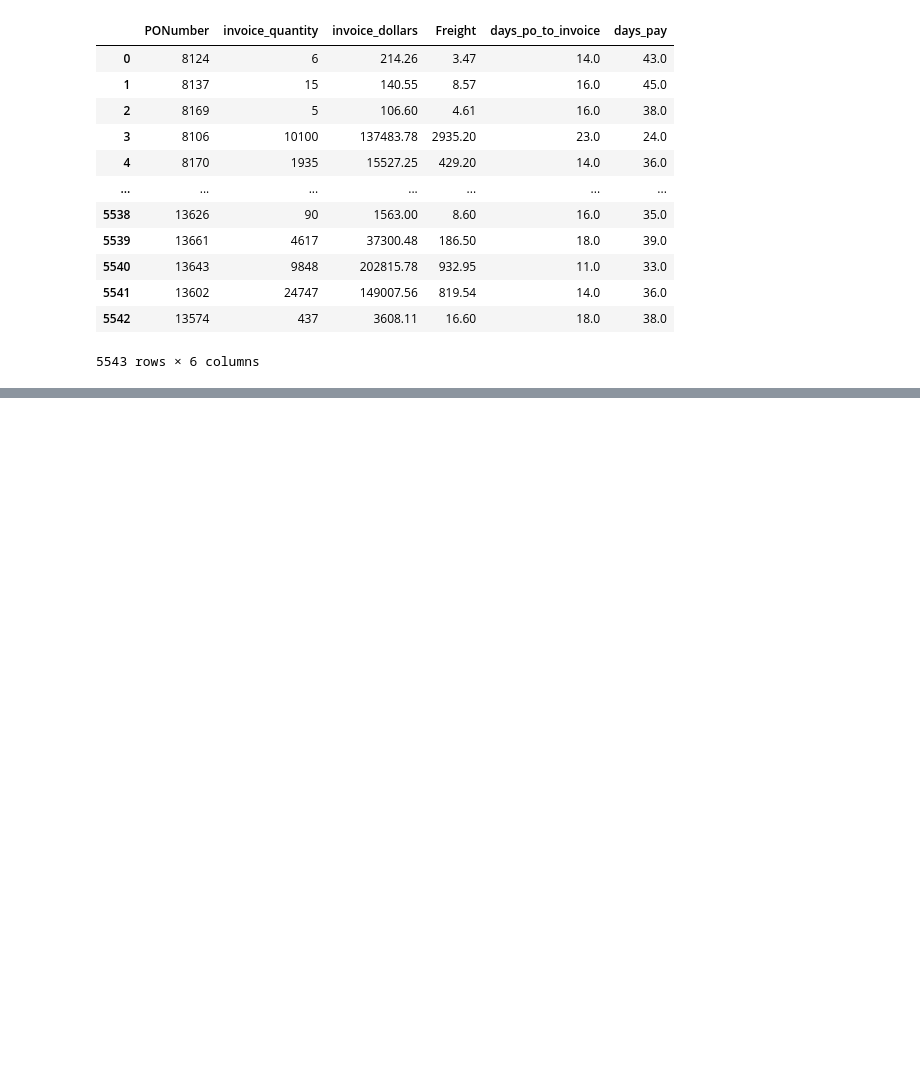
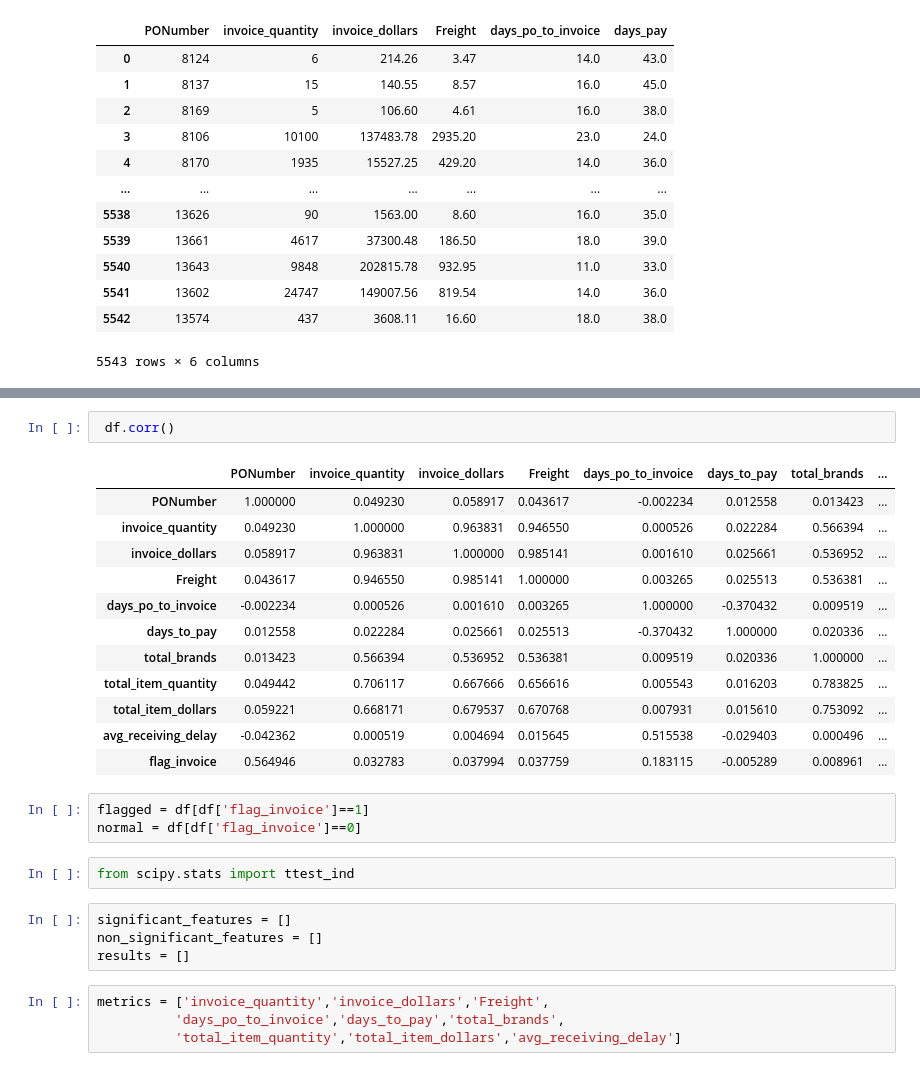
Before and after one commit to OfficialTanishGupta/Vendor-Invoice-Intelligence-System, a Jupyter notebook: notebooks/Invoice flagging.ipynb, the cells around one changed output, grey strips where cells are left out. Saved outputs shown, nothing was run; the diff lists cells and outputs as text; blank space fills up the shorter version.

```diff
--- a/notebooks/Invoice flagging.ipynb
+++ b/notebooks/Invoice flagging.ipynb
@@ -107,0 +200,28 @@ SUM(p.Quantity) AS total_item_quantity,
+# %%
+ df.corr()
+# %% [output]
+|  | PONumber | invoice_quantity | invoice_dollars | Freight | days_po_to_invoice | days_to_pay | total_brands | ... |
+| PONumber | 1.000000 | 0.049230 | 0.058917 | 0.043617 | -0.002234 | 0.012558 | 0.013423 | ... |
+| invoice_quantity | 0.049230 | 1.000000 | 0.963831 | 0.946550 | 0.000526 | 0.022284 | 0.566394 | ... |
+| invoice_dollars | 0.058917 | 0.963831 | 1.000000 | 0.985141 | 0.001610 | 0.025661 | 0.536952 | ... |
+| Freight | 0.043617 | 0.946550 | 0.985141 | 1.000000 | 0.003265 | 0.025513 | 0.536381 | ... |
+| days_po_to_invoice | -0.002234 | 0.000526 | 0.001610 | 0.003265 | 1.000000 | -0.370432 | 0.009519 | ... |
+| days_to_pay | 0.012558 | 0.022284 | 0.025661 | 0.025513 | -0.370432 | 1.000000 | 0.020336 | ... |
+| total_brands | 0.013423 | 0.566394 | 0.536952 | 0.536381 | 0.009519 | 0.020336 | 1.000000 | ... |
+| total_item_quantity | 0.049442 | 0.706117 | 0.667666 | 0.656616 | 0.005543 | 0.016203 | 0.783825 | ... |
+| total_item_dollars | 0.059221 | 0.668171 | 0.679537 | 0.670768 | 0.007931 | 0.015610 | 0.753092 | ... |
+| avg_receiving_delay | -0.042362 | 0.000519 | 0.004694 | 0.015645 | 0.515538 | -0.029403 | 0.000496 | ... |
+| flag_invoice | 0.564946 | 0.032783 | 0.037994 | 0.037759 | 0.183115 | -0.005289 | 0.008961 | ... |
+# %%
+flagged = df[df['flag_invoice']==1]
+normal = df[df['flag_invoice']==0]
+# %%
+from scipy.stats import ttest_ind
+# %%
+significant_features = []
+non_significant_features = []
+results = []
+# %%
+metrics = ['invoice_quantity','invoice_dollars','Freight',
+          'days_po_to_invoice','days_to_pay','total_brands',
+          'total_item_quantity','total_item_dollars','avg_receiving_delay']
```
Also changed, not shown: parts of 11 cells of this notebook.
